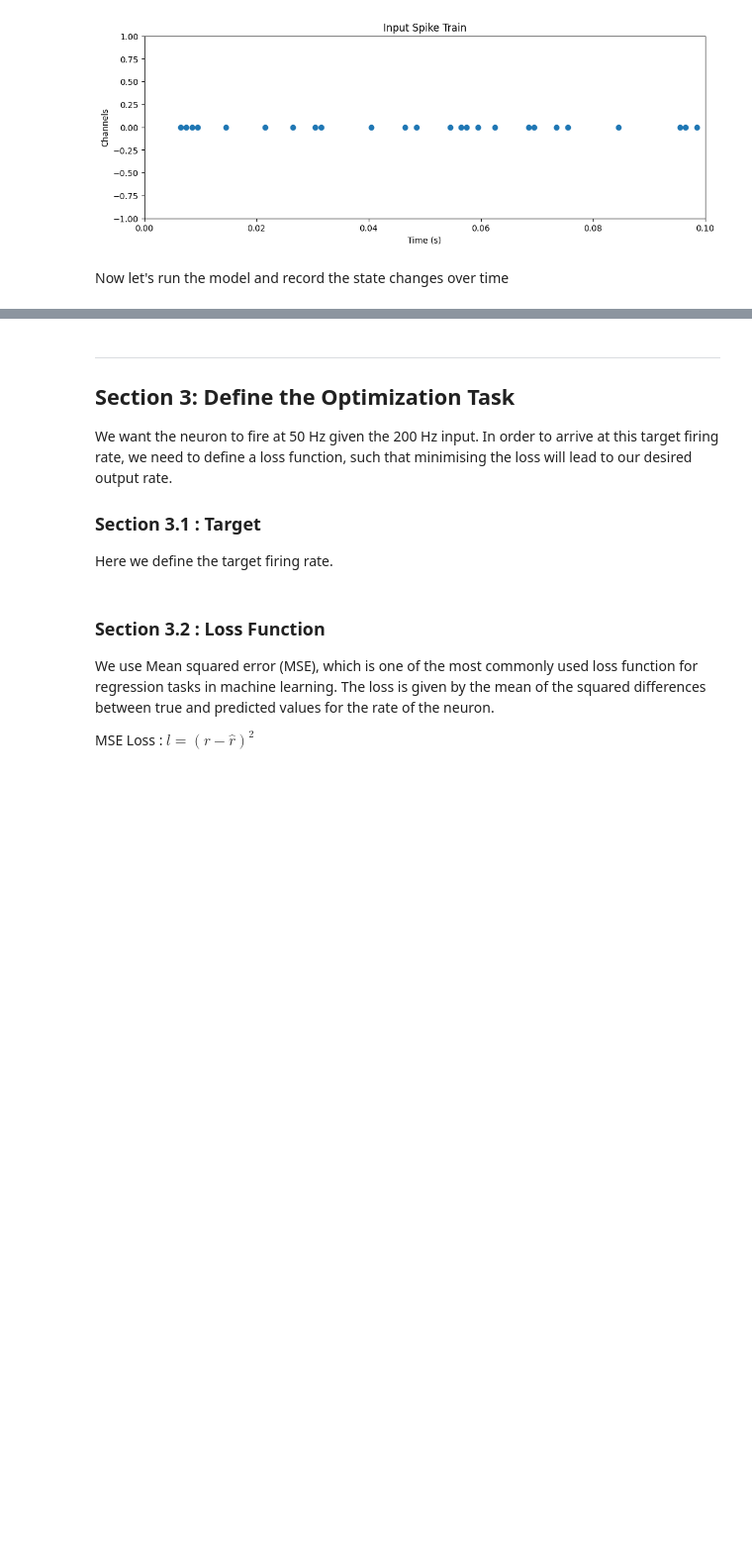
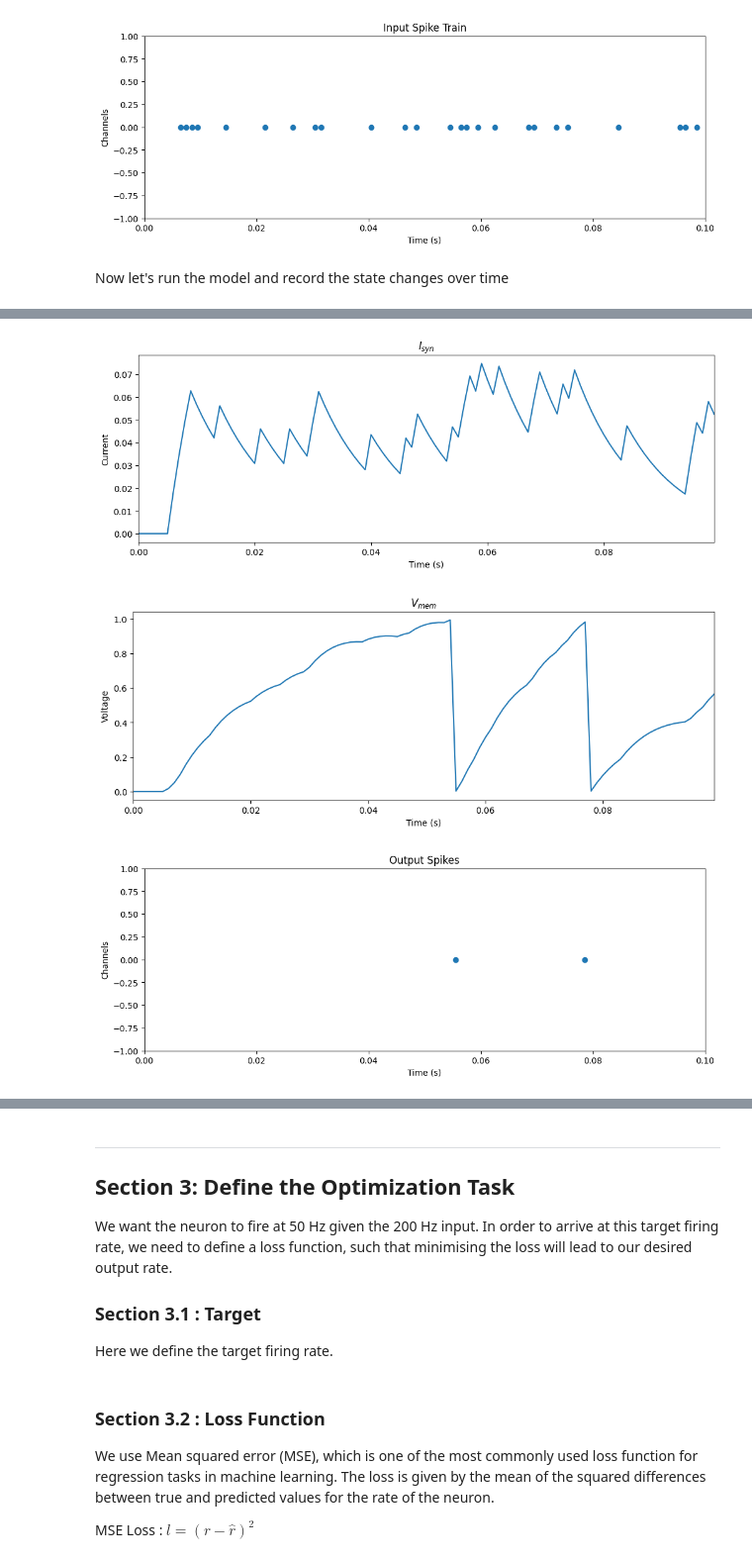
Before and after one commit to synsense/rockpool, a Jupyter notebook: docs/devices/DynapSE/spike_rate.ipynb, the cells around one changed output, grey strips where cells are left out. Shown at 99% size. Saved outputs shown, nothing was run; the diff lists cells and outputs as text; code cells hidden in the pictures; blank space fills up the shorter version.

```diff
--- a/docs/devices/DynapSE/spike_rate.ipynb
+++ b/docs/devices/DynapSE/spike_rate.ipynb
@@ -139,11 +135,11 @@ def plot_LIF_record(
 
     # Recurrent synaptic current
     if plot_Irec:
-        plot_signal(rec["irec"].detach(), "$I_{rec}$", "Current", dt)
+        plot_signal(rec["irec"], "$I_{rec}$", "Current", dt)
 
     # External synaptic current
     if plot_Isyn:
-        plot_signal(rec["isyn"].detach(), "$I_{syn}$", "Current", dt)
+        plot_signal(rec["isyn"], "$I_{syn}$", "Current", dt)
 
     # Membrane potential
     if plot_Vmem:
@@ -152,11 +148,11 @@ def plot_LIF_record(
 
         # Spike threshold
         if Vth is not None:
-            _vth = np.ones_like(vmem.detach().flatten()) * Vth
+            _vth = np.ones_like(vmem.flatten()) * Vth
             _vth = TSContinuous.from_clocked(_vth, dt=dt)
             _vth.plot(linestyle="dashed")
 
     # Spike output
     if plot_spikes:
-        plot_raster(rec["spikes"].detach(), "Output Spikes", dt)
+        plot_raster(rec["spikes"], "Output Spikes", dt)
 # %%
@@ -258,5 +259,9 @@ plot_signal(record_dict["0_LinearTorch_output"], "Linear Output", "", dt)
 # %%
-plot_LIF_record(record_dict['1_LIFTorch'], dt=dt, Vth=Vth)
+plot_LIF_record(record_dict['1_LIFJax'], dt=dt)
+# %% [output]
+[figure, added]
+[figure, added]
+[figure, added]
 # %%
 print(rate_out)
 # %% [output]
```
Also changed, not shown: parts of 30 cells of this notebook.
